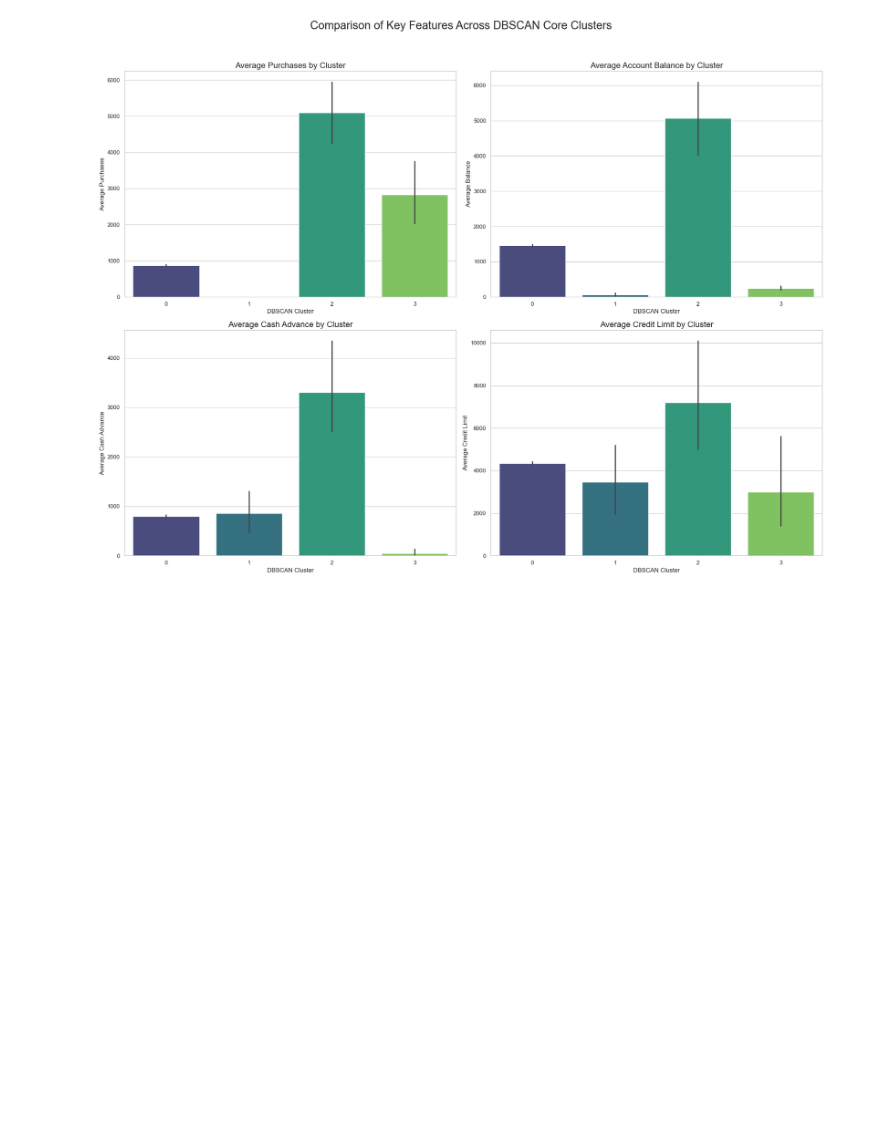
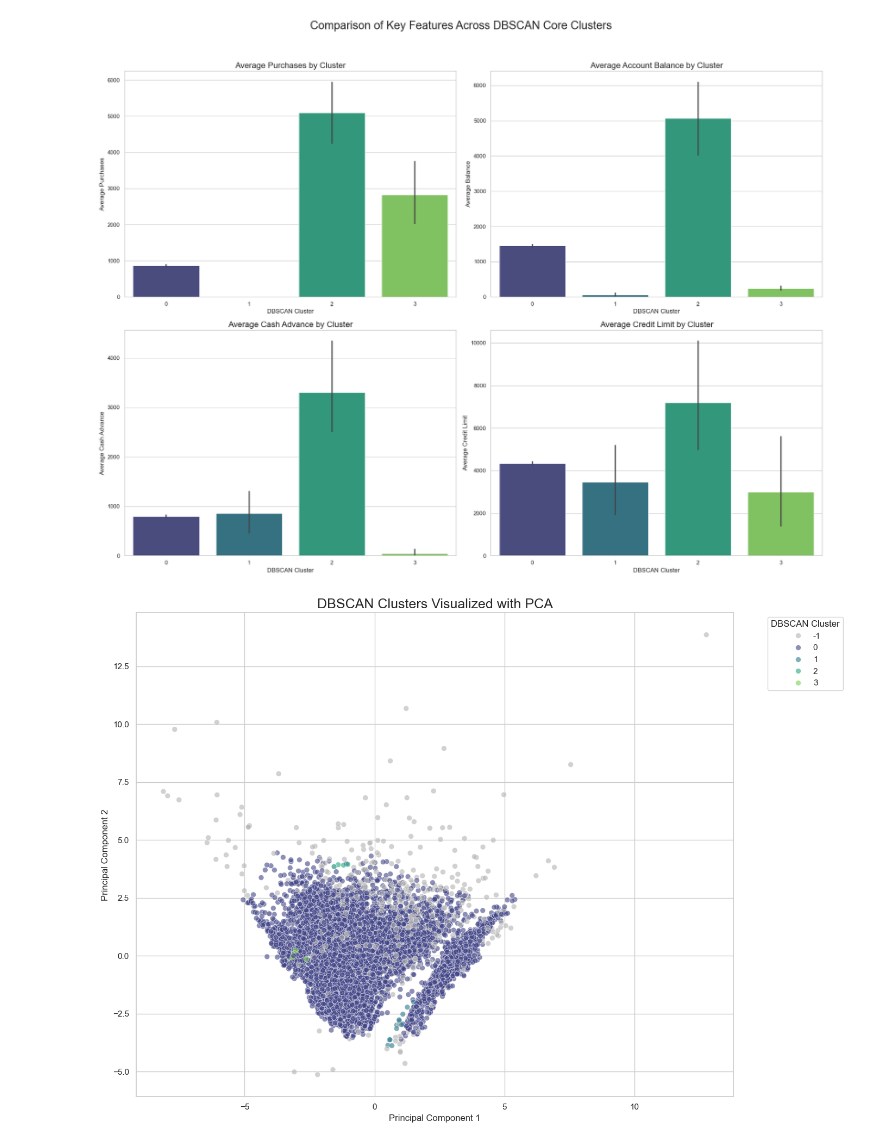
Before and after one commit to Turab-Zaidi/Customer_segmentation, a Jupyter notebook: notebook/resut_analysis.ipynb, the cells around one changed output. Drawn from its saved outputs; the diff is of its cells as text; code cells hidden in the pictures; blank space fills up the shorter version.

```diff
--- a/notebook/resut_analysis.ipynb
+++ b/notebook/resut_analysis.ipynb
@@ -165,3 +165,42 @@ else:
 # %% [output]
 --- Visualizing DBSCAN Core Cluster Differences ---
 [figure]
+# %%
+X_pca = pd.read_csv("..\data\pca_features_for_clustering.csv")
+plot_df_dbscan = pd.DataFrame({
+    'PC1': X_pca['PC_1'],
+    'PC2': X_pca['PC_2'],
+    'DBSCAN_Cluster': df_final['Cluster']
+})
+
+
+unique_labels = sorted(plot_df_dbscan['DBSCAN_Cluster'].unique())
+
+
+core_cluster_labels = [label for label in unique_labels if label != -1]
+palette = sns.color_palette("viridis", n_colors=len(core_cluster_labels))
+
+
+palette_dict = {label: color for label, color in zip(core_cluster_labels, palette)}
+palette_dict[-1] = (0.7, 0.7, 0.7)
+plt.figure(figsize=(14, 10))
+sns.scatterplot(
+    data=plot_df_dbscan,
+    x='PC1',
+    y='PC2',
+    hue='DBSCAN_Cluster',
+    palette=palette_dict,
+    s=50,
+    alpha=0.6,
+    legend='full'
+)
+
+plt.title('DBSCAN Clusters Visualized with PCA', fontsize=18)
+plt.xlabel('Principal Component 1', fontsize=12)
+plt.ylabel('Principal Component 2', fontsize=12)
+plt.legend(title='DBSCAN Cluster', bbox_to_anchor=(1.05, 1), loc='upper left')
+plt.grid(True)
+plt.tight_layout()
+plt.show()
+# %% [output]
+[figure, added]
```
